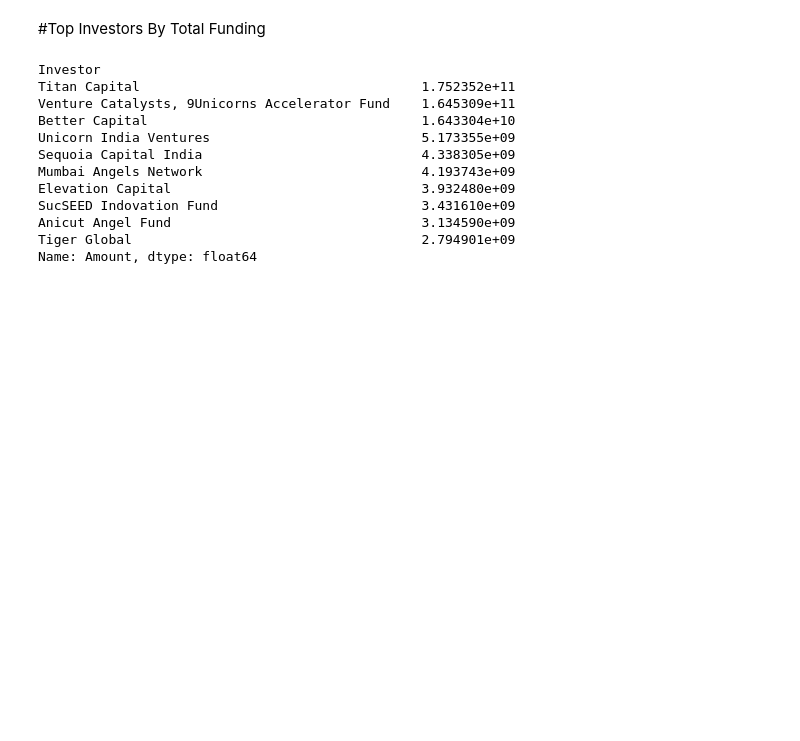
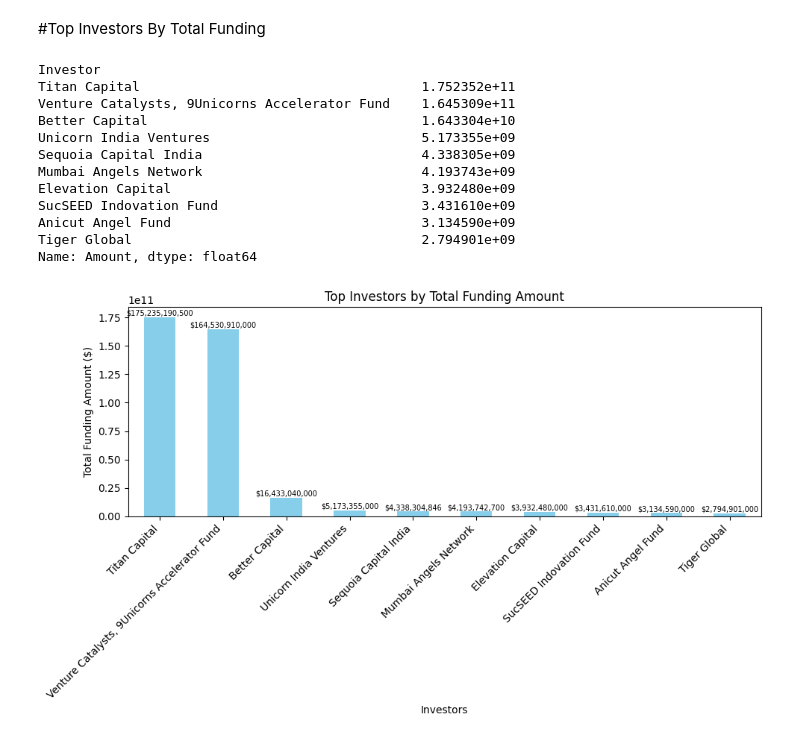
Before and after one commit to codeayiku/Demo-indian-start-up, a Jupyter notebook: Notebooks/India.ipynb, the cells around one changed output. Saved outputs shown, nothing was run; the diff lists cells and outputs as text; code cells hidden in the pictures; blank space fills up the shorter version.

```diff
--- a/Notebooks/India.ipynb
+++ b/Notebooks/India.ipynb
@@ -1141,3 +1141,22 @@ SucSEED Indovation Fund                          3.431610e+09
 Anicut Angel Fund                                3.134590e+09
 Tiger Global                                     2.794901e+09
 Name: Amount, dtype: float64
+# %%
+# Plotting the distribution of funding across top investors
+import matplotlib.pyplot as plt
+
+plt.figure(figsize=(10, 6))
+top_investors.plot(kind='bar', color='skyblue')
+plt.title('Top Investors by Total Funding Amount')
+plt.xlabel('Investors')
+plt.ylabel('Total Funding Amount ($)')
+plt.xticks(rotation=45, ha='right')
+
+# Adding data labels to the bars
+for index, value in enumerate(top_investors):
+    plt.text(index, value + 10000000, f'${value:,.0f}', ha='center', va='bottom', fontsize=7)
+
+plt.tight_layout()
+plt.show()
+# %% [output]
+[figure, added]
```
Also changed, not shown: parts of 9 cells of this notebook.
